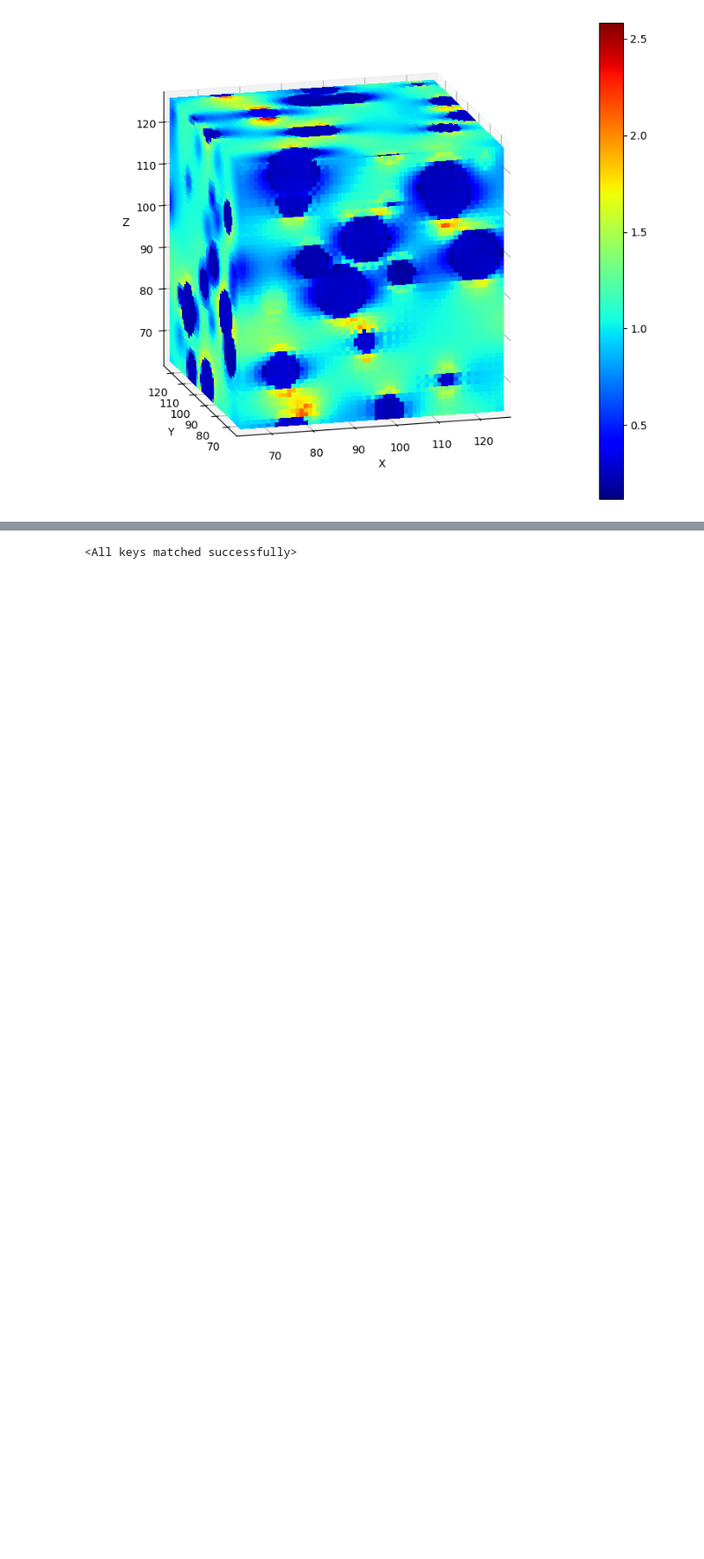
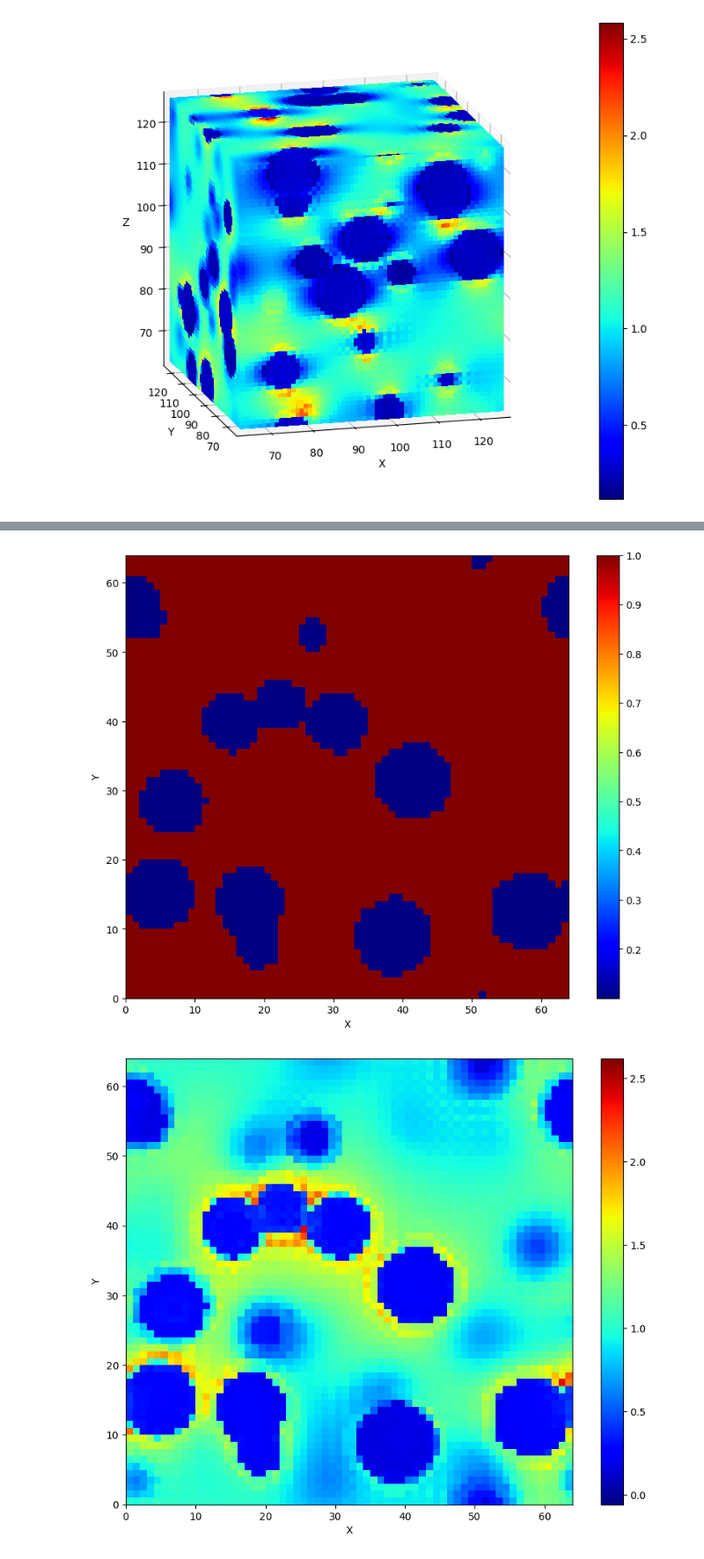
Before and after one commit to VD2401/ann_solidMaterialLaws, a Jupyter notebook: model3Delastic/ML_model3D.ipynb, the cells around one changed output, grey strips where cells are left out. Shown at 88% size. Cells and saved outputs as stored; diff of their text form; code cells hidden in the pictures; blank space fills up the shorter version.

```diff
--- a/model3Delastic/ML_model3D.ipynb
+++ b/model3Delastic/ML_model3D.ipynb
@@ -246,6 +255,5 @@ torch.save(model.state_dict(), 'model.pt')
-# %%
-# load model
-model = torch.jit.load('model_scripted.pt').to(device)
-model.load_state_dict(torch.load('model.pt'))
-# %% [output]
-<All keys matched successfully>
+# %%
+plot.plot_ITO(input[0, ...], target[0, ...], output[0, 0, ...], 32, 0)
+# %% [output]
+[figure, added]
+[figure, added]
```
Also changed, not shown: parts of 9 cells of this notebook, 3 other files.
